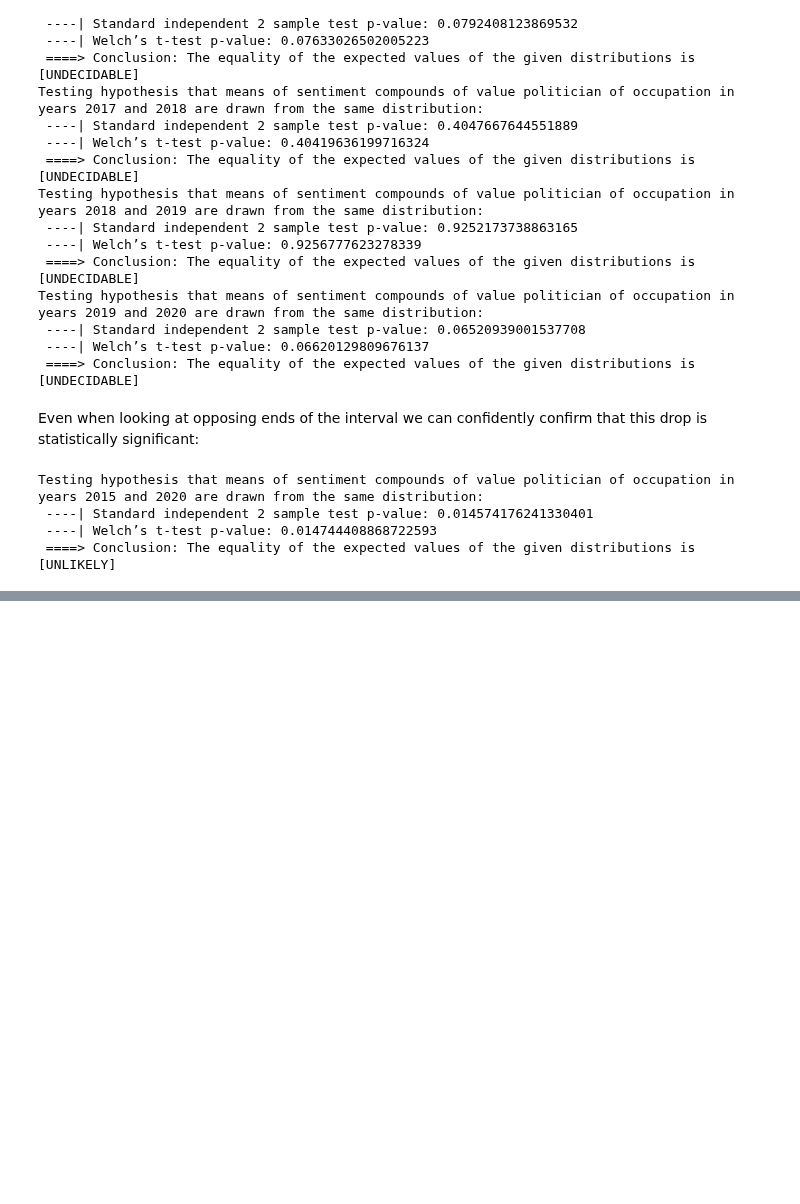
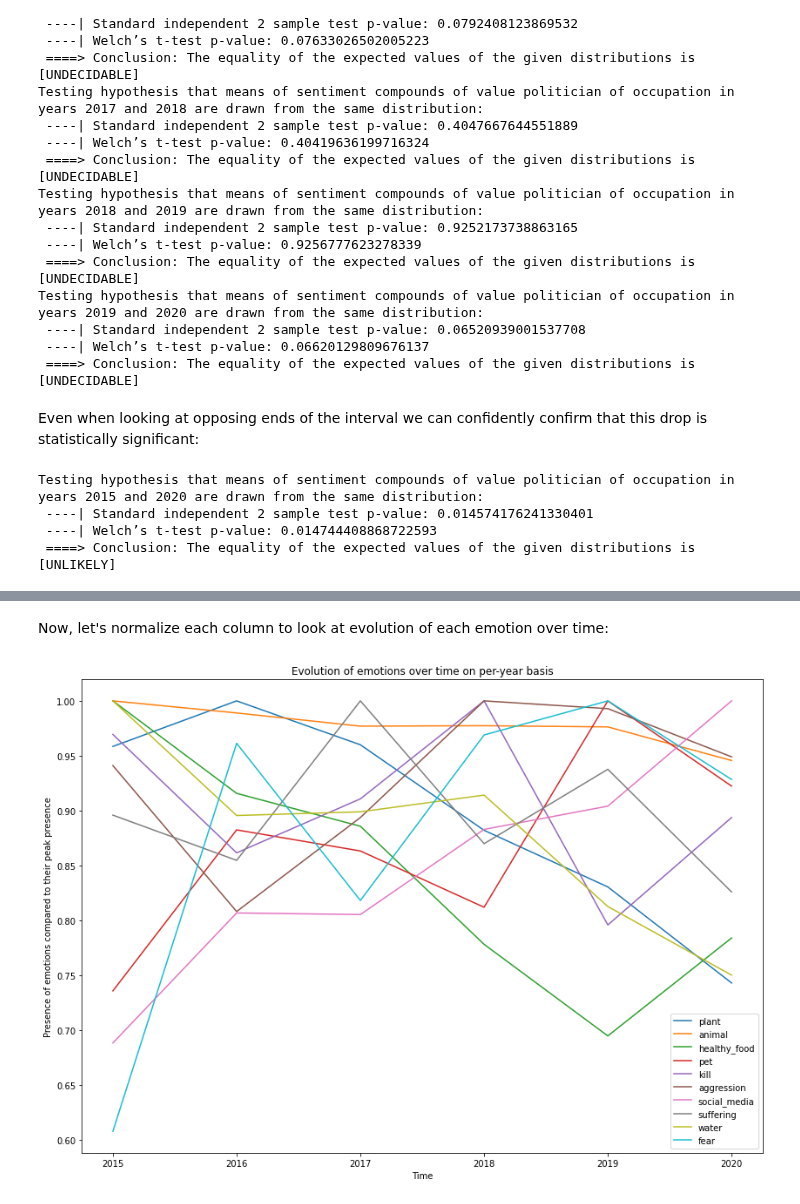
Before and after one commit to epfl-ada/ada-2021-project-nameerror, a Jupyter notebook: notebooks/sentiments_per_time.ipynb, the cells around one changed output, grey strips where cells are left out. Saved outputs shown, nothing was run; the diff lists cells and outputs as text; code cells hidden in the pictures; blank space fills up the shorter version.

```diff
--- a/notebooks/sentiments_per_time.ipynb
+++ b/notebooks/sentiments_per_time.ipynb
@@ -256,0 +322,11 @@ Testing hypothesis that means of sentiment compounds of value politician of occu
+# %% [markdown]
+Now, let's normalize each column to look at evolution of each emotion over time:
+# %%
+normalized_per_col_data = data / data.max(axis=0)
+display_category_evolution(normalized_per_col_data, categories, ax_set_dict={
+    'title': 'Evolution of emotions over time on per-year basis',
+    'xlabel': 'Time',
+    'ylabel': 'Presence of emotions compared to their peak presence'
+}, top_k=10)
+# %% [output]
+[figure, added]
```
Also changed, not shown: parts of 11 cells of this notebook.
